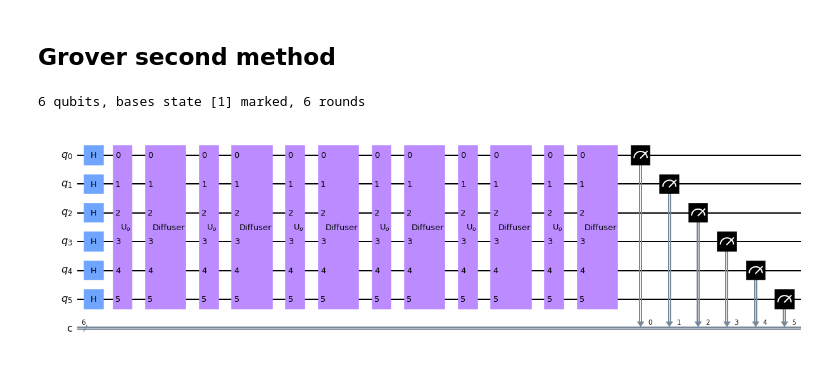
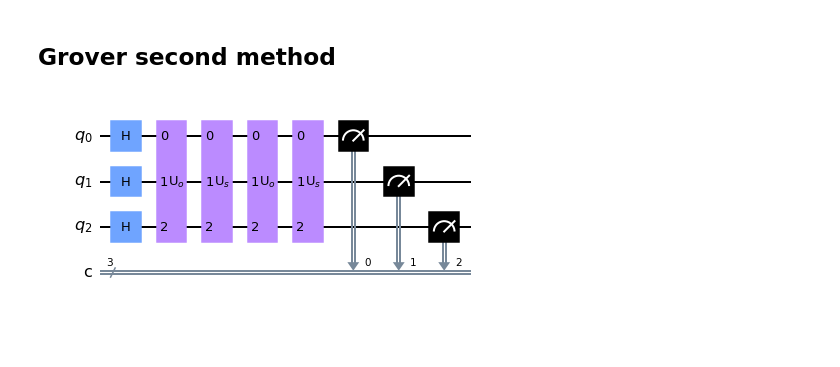
Before and after one commit to Jonathanchan1996/QM_Sandbox, a Jupyter notebook: finalProject.ipynb, the cells around one changed output. Saved outputs shown, nothing was run; the diff lists cells and outputs as text; code cells hidden in the pictures; blank space fills up the shorter version.

```diff
--- a/finalProject.ipynb
+++ b/finalProject.ipynb
@@ -149,40 +149,3 @@ plot_histogram(counts)
 [figure]
 # %% [markdown]
 ## Grover second method
-# %%
-import numpy as np
-# Importing standard Qiskit libraries and configuring account
-from qiskit import IBMQ, QuantumCircuit, Aer, execute
-from qiskit.quantum_info import Operator
-from qiskit.providers.ibmq import least_busy
-from qiskit.visualization import plot_histogram
-
-def oracle(n, indices_to_mark, name = "U$_o$"):
-    qc= QuantumCircuit(n, name=name)
-    oracleNp=np.identity(2**n, dtype=complex)
-    oracleNp[3,3] = -1 #Turn the winner to -1
-    oracle=Operator(oracleNp)
-    qc.unitary(oracle, [i for i in range(n)], label='Oracle')
-    '''
-    oracle_matrix = np.identity(2**n)
-    for index_to_mark in indices_to_mark:
-        oracle_matrix[index_to_mark, index_to_mark] = -1
-    qc.unitary(Operator(oracle_matrix), range(n))
-    '''
-    return qc
-def diffuser(n):
-    qc = QuantumCircuit(n, name = 'Diffuser')
-    qc.h(range(n))
-    qc.append(phase_oracle(n,[0]),range(n))
-    qc.h(range(n))
-    return qc
-def Grover(n, marked,r):
-    qc = QuantumCircuit(n,n)
-    r = int(np.round(np.pi/(4*np.arcsin(np.sqrt(len(marked)/2**n)))-1/2))
-    print(f'{n} qubits, bases state {marked} marked, {r} rounds')
-    qc.h(range(n))
-    for _ in range(r):
-        qc.append(oracle(n,marked),range(n))
-        qc.append(diffuser(n), range(n))
-    qc.measure(range(n),range(n))
-    return qc
@@ -189,12 +206,11 @@ def Grover(n, marked,r):
 # %%
-n = 6
-x = int('01', 2)
-marked = [x]
-qc = Grover(n, marked,int(np.ceil(np.sqrt(n))))
+n = 3
+#x = int('01', 2)
+winners = [1]
+qc = grover(n, winners)
 qc.draw(output='mpl')
 # %% [output]
-6 qubits, bases state [1] marked, 6 rounds
-[figure, old version]
+[figure, new version]
 # %%
 backend = Aer.get_backend('qasm_simulator')
 result = execute(qc, backend, shots=1024).result()
```
Also changed, not shown: parts of 3 cells of this notebook, 7 other files.
